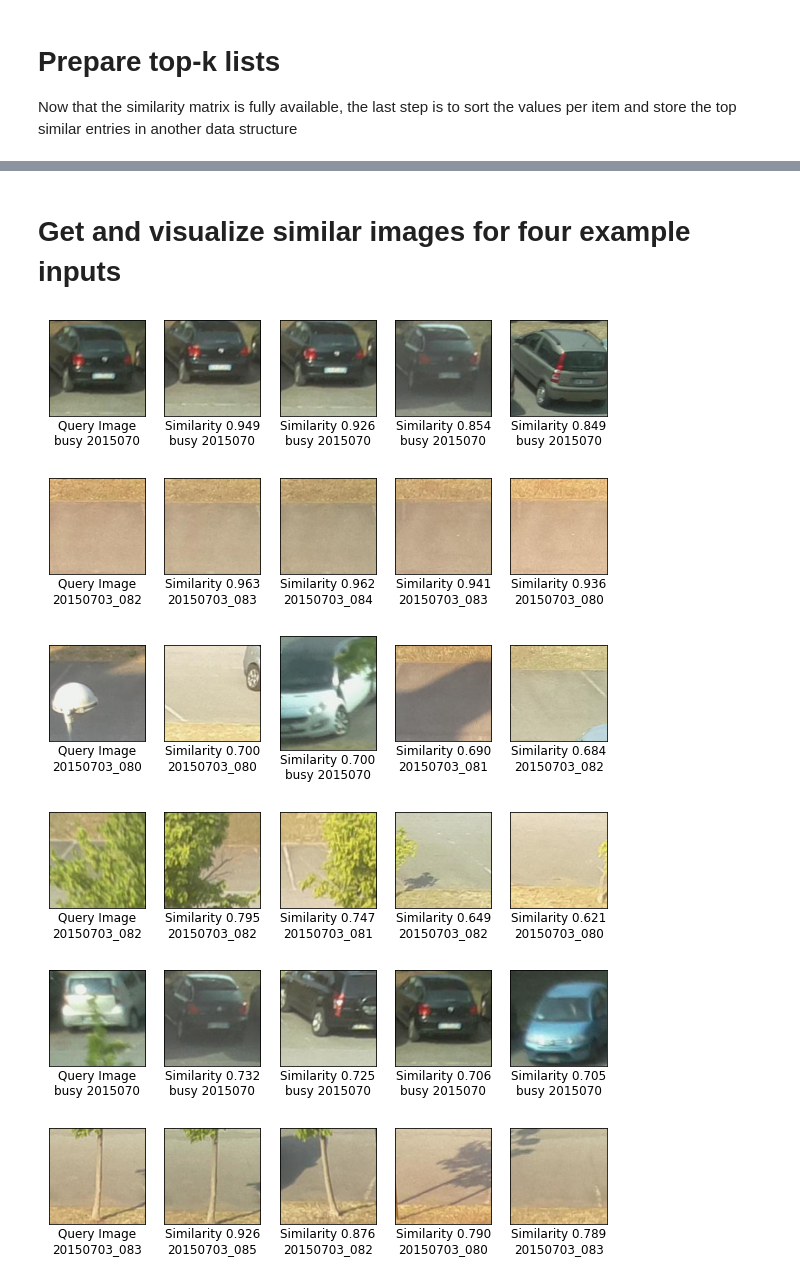
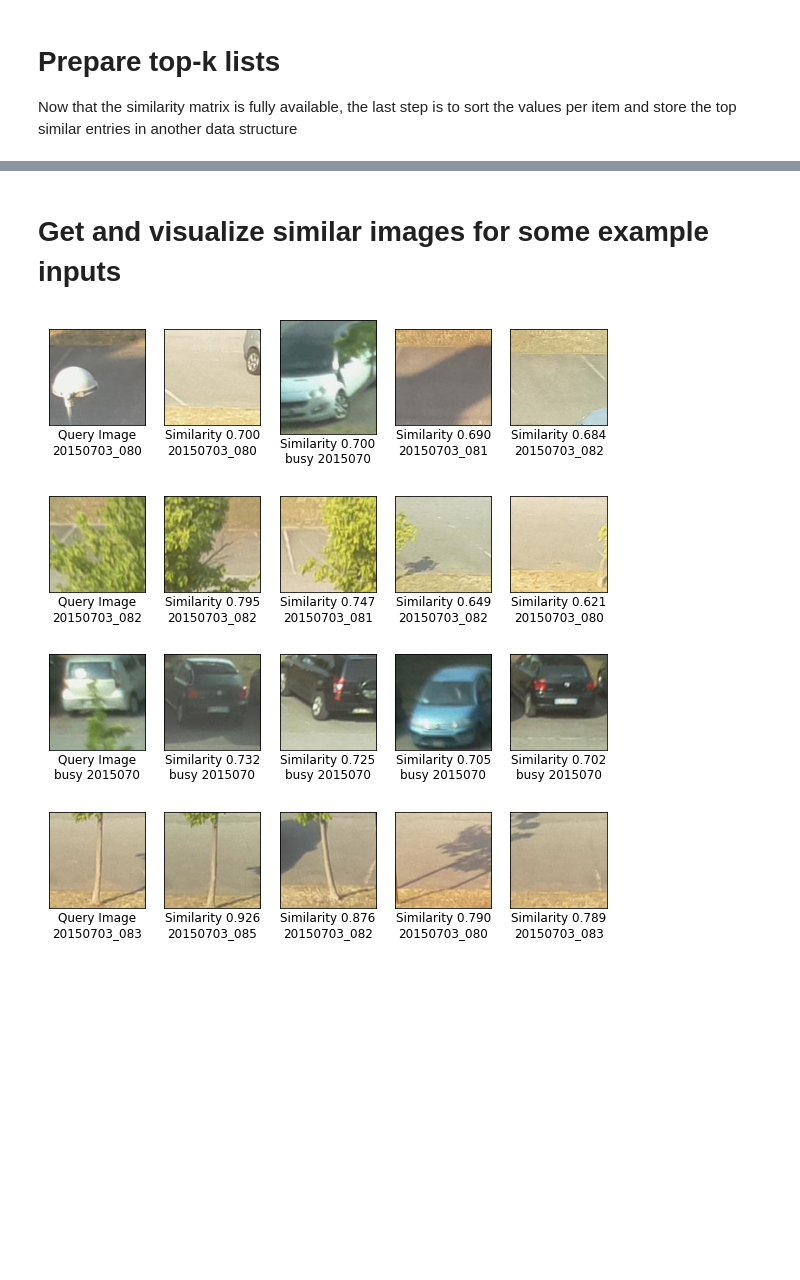
Before and after one commit to albs-br/tcc-machine-vision, a Jupyter notebook: ImageRecommenderResnet18/Recommending Similar Images.ipynb, the cells around one changed output, grey strips where cells are left out. Drawn from its saved outputs; the diff is of its cells as text; code cells hidden in the pictures; blank space fills up the shorter version.

```diff
--- a/ImageRecommenderResnet18/Recommending Similar Images.ipynb
+++ b/ImageRecommenderResnet18/Recommending Similar Images.ipynb
@@ -153,12 +179,13 @@ Wall time: 112 ms
 # %% [markdown]
-# Get and visualize similar images for four example inputs
+# Get and visualize similar images for some example inputs
 # %%
 import matplotlib.pyplot as plt
 
-# take three examples from the provided image set and plot
+# take some examples from the provided image set and plot
 # inputImages = ["trees0.jpg", "camper0.jpg", "buildings0.jpg", "donkey0.jpg", "donkey_search.jpg", "kombi_search.jpg"]
-inputImages = ["busy 20150703_0920_14.jpg", "20150703_0820_39.jpg", "20150703_0805_34.jpg" , "20150703_0825_6.jpg",
-               "busy 20150703_0840_2.jpg", "20150703_0830_24.jpg"]
+inputImages = ["20150703_0805_34.jpg" , "20150703_0825_6.jpg",
+                "busy 20150703_0840_2.jpg", "20150703_0830_24.jpg"]
+# inputImages = ["20150703_0820_39.jpg", "busy 20150703_0920_14.jpg"] # search images
 
 numCol = 5
 numRow = 1
@@ -187,37 +214,34 @@ def getSimilarImages(image, simNames, simVals):
 def plotSimilarImages(image, similarNames, similarValues):
     simImages, simValues = getSimilarImages(image, similarNames, similarValues)
     fig = plt.figure(figsize=(10, 20))
 
     # now plot the  most simliar images
     for j in range(0, numCol*numRow):
         ax = []
         if j == 0:
             img = Image.open(os.path.join(inputDir, image))
-#             img = Image.open(os.path.join(searchDir, image))
             ax = fig.add_subplot(numRow, numCol, 1)
             setAxes(ax, image, query = True)
         else:
             img = Image.open(os.path.join(inputDir, simImages[j-1]))
             ax.append(fig.add_subplot(numRow, numCol, j+1))
             setAxes(ax[-1], simImages[j-1], value = simValues[j-1])
         img = img.convert('RGB')
         plt.imshow(img)
         img.close()
 
     plt.show()
 
 for image in inputImages:
     plotSimilarImages(image, similarNames, similarValues)
 
 
 #show search image
 # img = Image.open(os.path.join(searchDir, "donkey_search.jpg"))
 # plt.imshow(img)
 # img.close()
 # %% [output]
-[figure, old version]
+[figure, new version]
-[figure, old version]
+[figure, new version]
-[figure, old version]
+[figure, new version]
-[figure, old version]
+[figure, new version]
-[figure, removed]
-[figure, removed]
```
Also changed, not shown: parts of 4 cells of this notebook, 41 other files.
